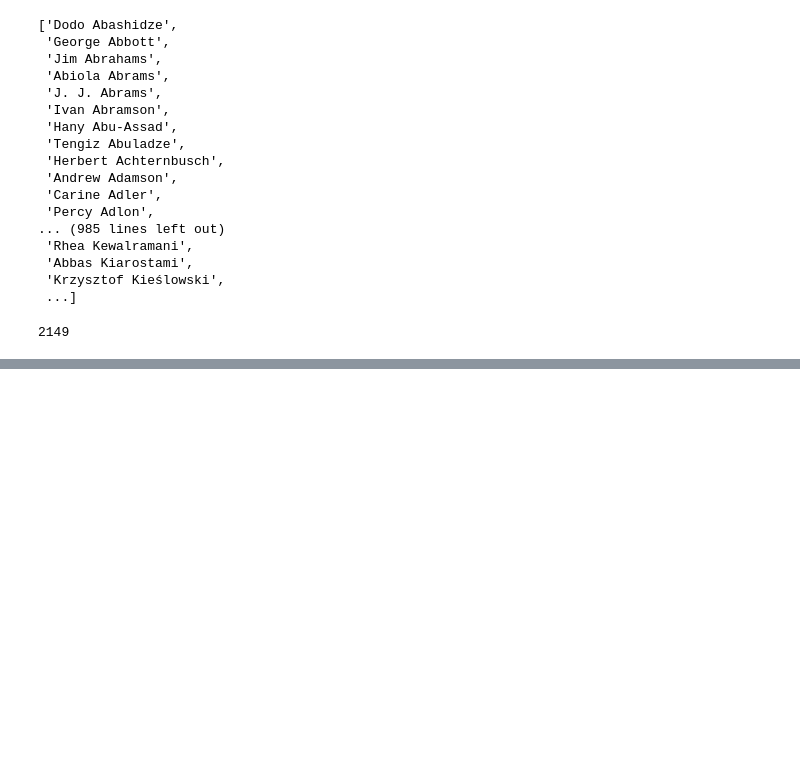
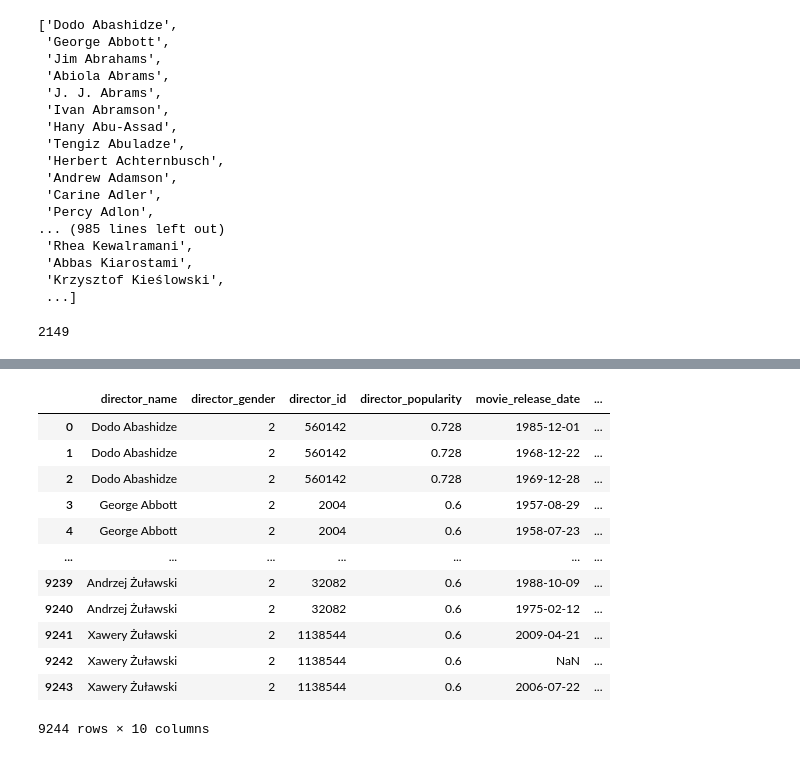
Before and after one commit to anadetsch/female_recognition_movie_direction, a Jupyter notebook: movie_director_names.ipynb, the cells around one changed output, grey strips where cells are left out. Saved outputs shown, nothing was run; the diff lists cells and outputs as text; code cells hidden in the pictures; blank space fills up the shorter version.

```diff
--- a/movie_director_names.ipynb
+++ b/movie_director_names.ipynb
@@ -129,0 +229,17 @@ len(names_list)
+# %%
+df_clean = pd.read_pickle("df_clean.pkl")
+df_clean
+# %% [output]
+|  | director_name | director_gender | director_id | director_popularity | movie_release_date | ... |
+| 0 | Dodo Abashidze | 2 | 560142 | 0.728 | 1985-12-01 | ... |
+| 1 | Dodo Abashidze | 2 | 560142 | 0.728 | 1968-12-22 | ... |
+| 2 | Dodo Abashidze | 2 | 560142 | 0.728 | 1969-12-28 | ... |
+| 3 | George Abbott | 2 | 2004 | 0.6 | 1957-08-29 | ... |
+| 4 | George Abbott | 2 | 2004 | 0.6 | 1958-07-23 | ... |
+| ... | ... | ... | ... | ... | ... | ... |
+| 9239 | Andrzej Żuławski | 2 | 32082 | 0.6 | 1988-10-09 | ... |
+| 9240 | Andrzej Żuławski | 2 | 32082 | 0.6 | 1975-02-12 | ... |
+| 9241 | Xawery Żuławski | 2 | 1138544 | 0.6 | 2009-04-21 | ... |
+| 9242 | Xawery Żuławski | 2 | 1138544 | 0.6 | NaN | ... |
+| 9243 | Xawery Żuławski | 2 | 1138544 | 0.6 | 2006-07-22 | ... |
+9244 rows × 10 columns
```
Also changed, not shown: parts of 10 cells of this notebook, 2 other files.
